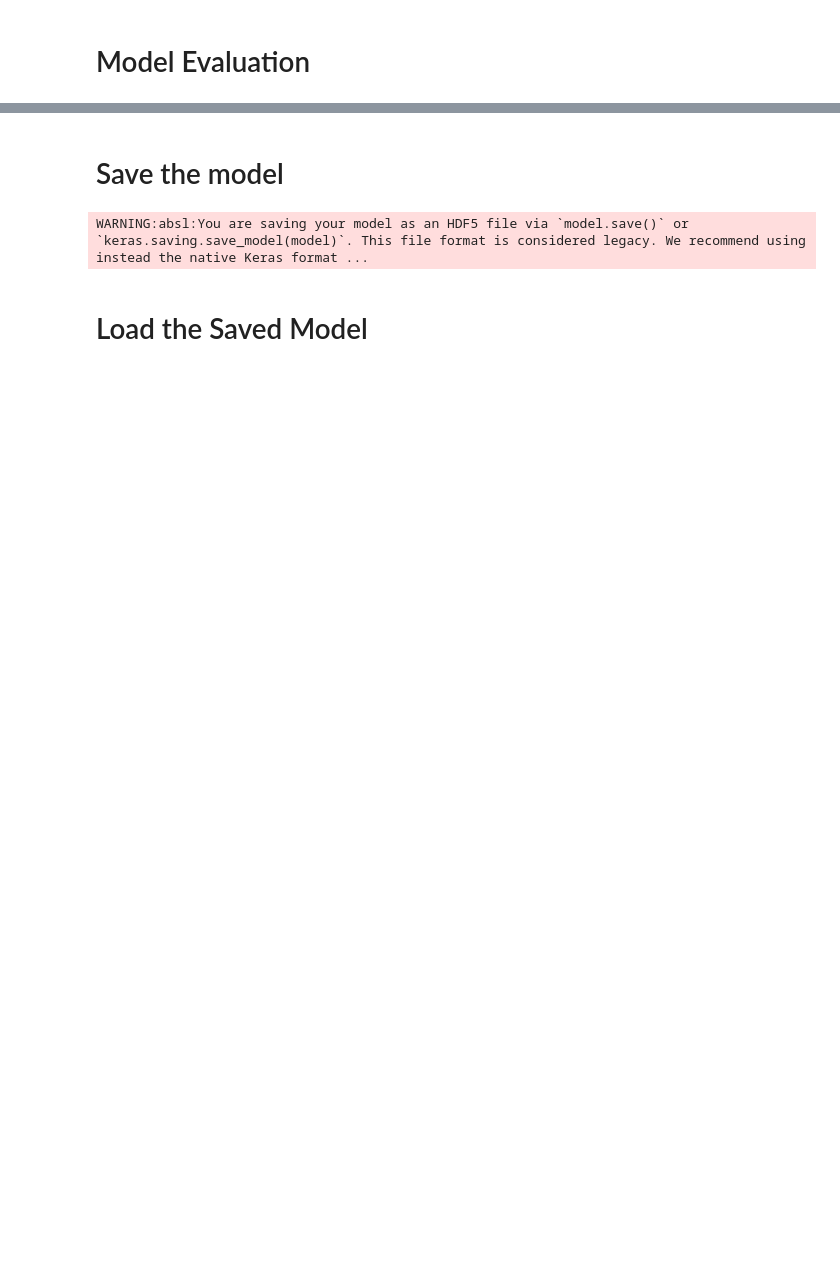
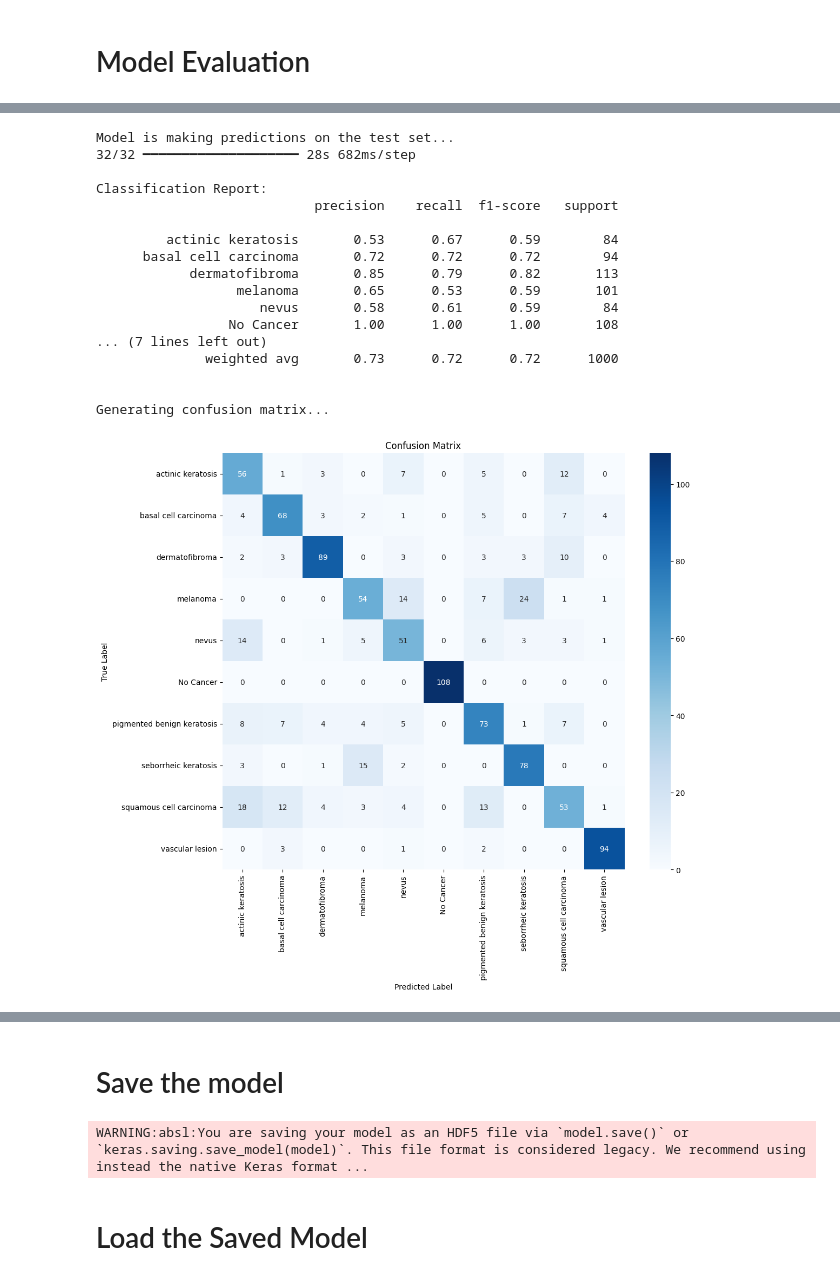
Before and after one commit to RJRevinChrisbert/Skin-Cancer-Detection, a Jupyter notebook: skin-cancer-classification-densenet121-and-aug.ipynb, the cells around one changed output, grey strips where cells are left out. Drawn from its saved outputs; the diff is of its cells as text; code cells hidden in the pictures; blank space fills up the shorter version.

Commit message:
Final model, 72% test accuracy with 10 classes

```diff
--- a/skin-cancer-classification-densenet121-and-aug.ipynb
+++ b/skin-cancer-classification-densenet121-and-aug.ipynb
@@ -517,3 +539,0 @@ Train: accuracy = 0.978125  ;  loss = 0.031075
-# %%
-loss, accuracy = model.evaluate(x_test, y_test, verbose=1)
-print("Testing: accuracy = %f  ;  loss = %f" % (accuracy, loss))
@@ -523,15 +539,0 @@ Testing: accuracy = 0.747778  ;  loss = 1.577162
-# %%
-from sklearn.metrics import confusion_matrix
-import seaborn as sns
-
-# Get the predicted probabilities for the test set
-y_pred_prob = model.predict(x_test)
-
-# Find the class with the highest probability for each sample
-y_pred = np.argmax(y_pred_prob, axis=1)
-
-# Calculate the confusion matrix
-cm = confusion_matrix(np.argmax(y_test, axis=1), y_pred)
-
-# Plot the confusion matrix using Seaborn
-sns.heatmap(cm, annot=True, cmap='Blues')
@@ -562,0 +583,61 @@ Kappa score: 0.7162
+# %%
+from sklearn.metrics import classification_report, confusion_matrix
+import seaborn as sns
+import matplotlib.pyplot as plt
+
+try:
+    # --- 1. RUN PREDICTIONS ---
+    # We use the 'x_test_normalized' variable we just created in the cell above
+    print("Model is making predictions on the test set...")
+    y_pred_probs = model.predict(x_test_normalized)
+
+    # Convert probabilities to single class predictions (e.g., 2)
+    y_pred_classes = np.argmax(y_pred_probs, axis=1)
+
+    # Get the original true class labels
+    y_true_classes = y_test
+
+    # Get the human-readable class names
+    target_names = [label_map[i] for i in range(num_classes)]
+
+    # --- 2. PRINT CLASSIFICATION REPORT ---
+    print("\nClassification Report:")
+    print(classification_report(y_true_classes, y_pred_classes, target_names=target_names))
+
+    # --- 3. PLOT CONFUSION MATRIX ---
+    print("\nGenerating confusion matrix...")
+    cm = confusion_matrix(y_true_classes, y_pred_classes)
+
+    plt.figure(figsize=(12, 10))
+    sns.heatmap(cm, annot=True, fmt='d', cmap='Blues',
+                xticklabels=target_names,
+                yticklabels=target_names)
+    plt.title('Confusion Matrix')
+    plt.ylabel('True Label')
+    plt.xlabel('Predicted Label')
+    plt.show()
+
+except NameError as e:
+    print(f"Error: {e}")
+    print("A required variable is missing. Please run the cell above this one first.")
+except Exception as e:
+    print(f"An unexpected error occurred: {e}")
+# %% [output]
+Model is making predictions on the test set...
+32/32 ━━━━━━━━━━━━━━━━━━━━ 28s 682ms/step
+
+Classification Report:
+                            precision    recall  f1-score   support
+
+         actinic keratosis       0.53      0.67      0.59        84
+      basal cell carcinoma       0.72      0.72      0.72        94
+            dermatofibroma       0.85      0.79      0.82       113
+                  melanoma       0.65      0.53      0.59       101
+                     nevus       0.58      0.61      0.59        84
+                 No Cancer       1.00      1.00      1.00       108
+... (7 lines left out)
+              weighted avg       0.73      0.72      0.72      1000
+
+
+Generating confusion matrix...
+[figure, added]
```
Also changed, not shown: parts of 32 cells of this notebook.
